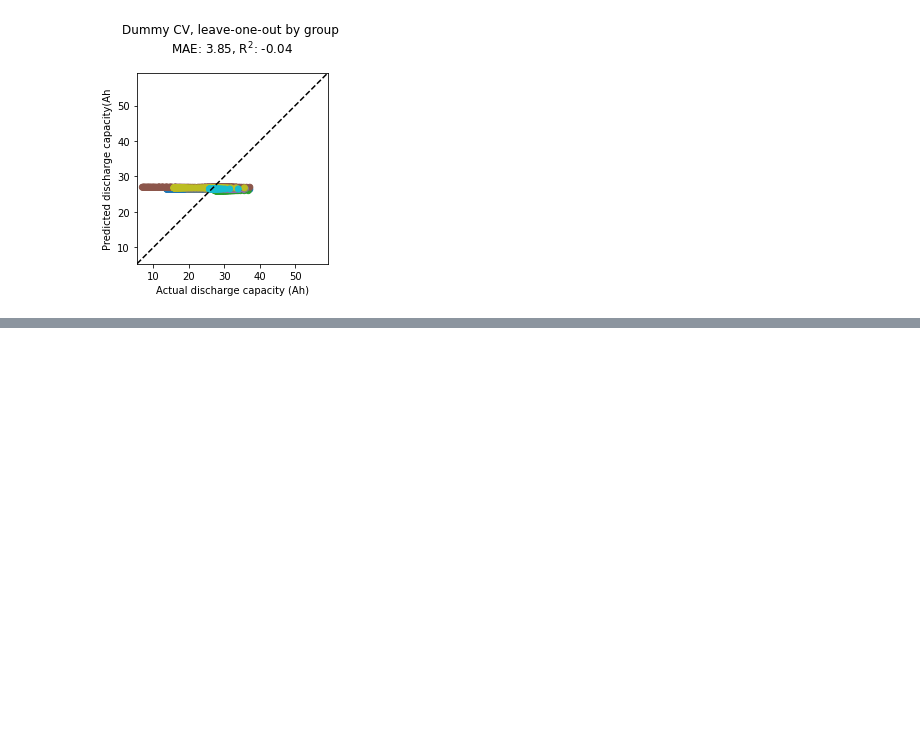
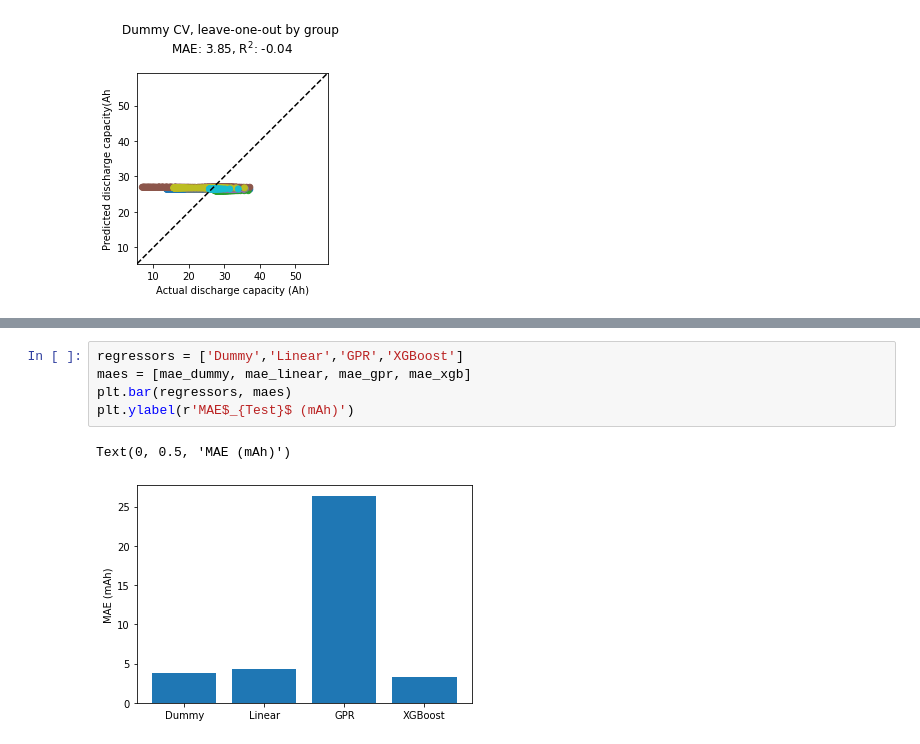
Before and after one commit to battery-data-commons/mrs-sp22-tutorial, a Jupyter notebook: ml_predicting_capacity_with_eis.ipynb, the cells around one changed output, grey strips where cells are left out. Saved outputs shown, nothing was run; the diff lists cells and outputs as text; blank space fills up the shorter version.

```diff
--- a/ml_predicting_capacity_with_eis.ipynb
+++ b/ml_predicting_capacity_with_eis.ipynb
@@ -315,0 +370,8 @@ These three observations are classic signs that a model is overfit to the data.
+# %%
+regressors = ['Dummy','Linear','GPR','XGBoost']
+maes = [mae_dummy, mae_linear, mae_gpr, mae_xgb]
+plt.bar(regressors, maes)
+plt.ylabel(r'MAE$_{Test}$ (mAh)')
+# %% [output]
+Text(0, 0.5, 'MAE (mAh)')
+[figure, added]
```
Also changed, not shown: parts of 33 cells of this notebook, 1 other file.
